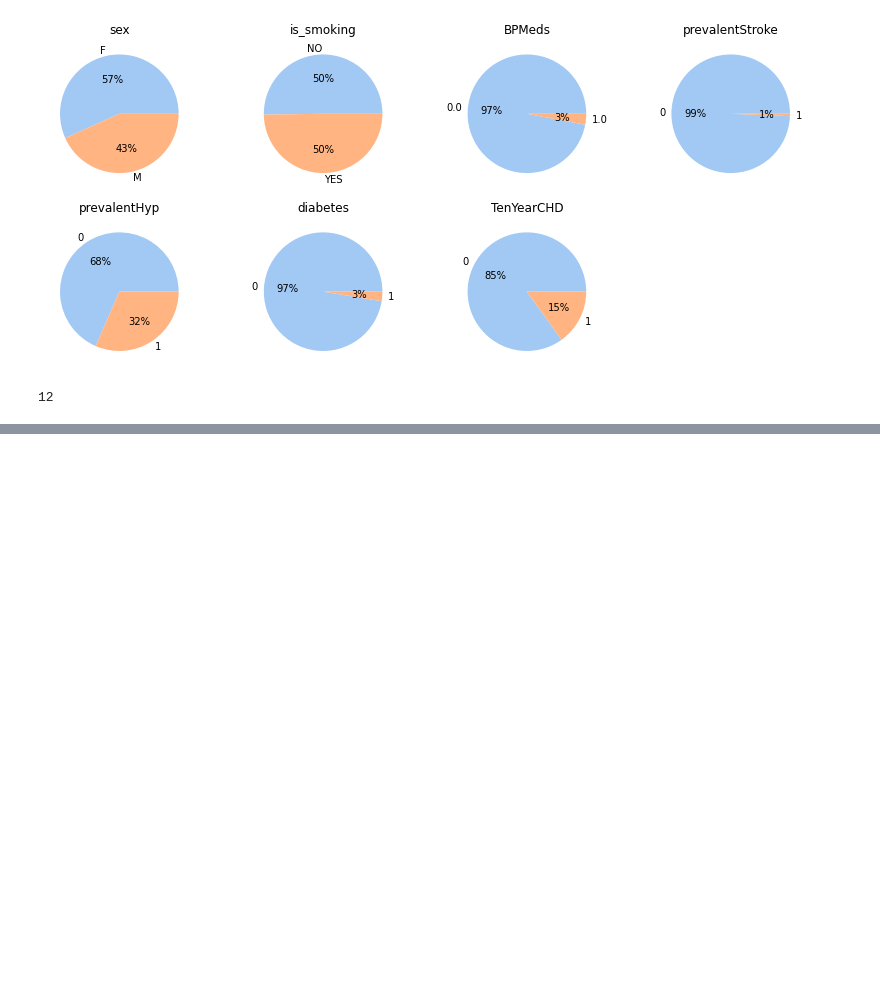
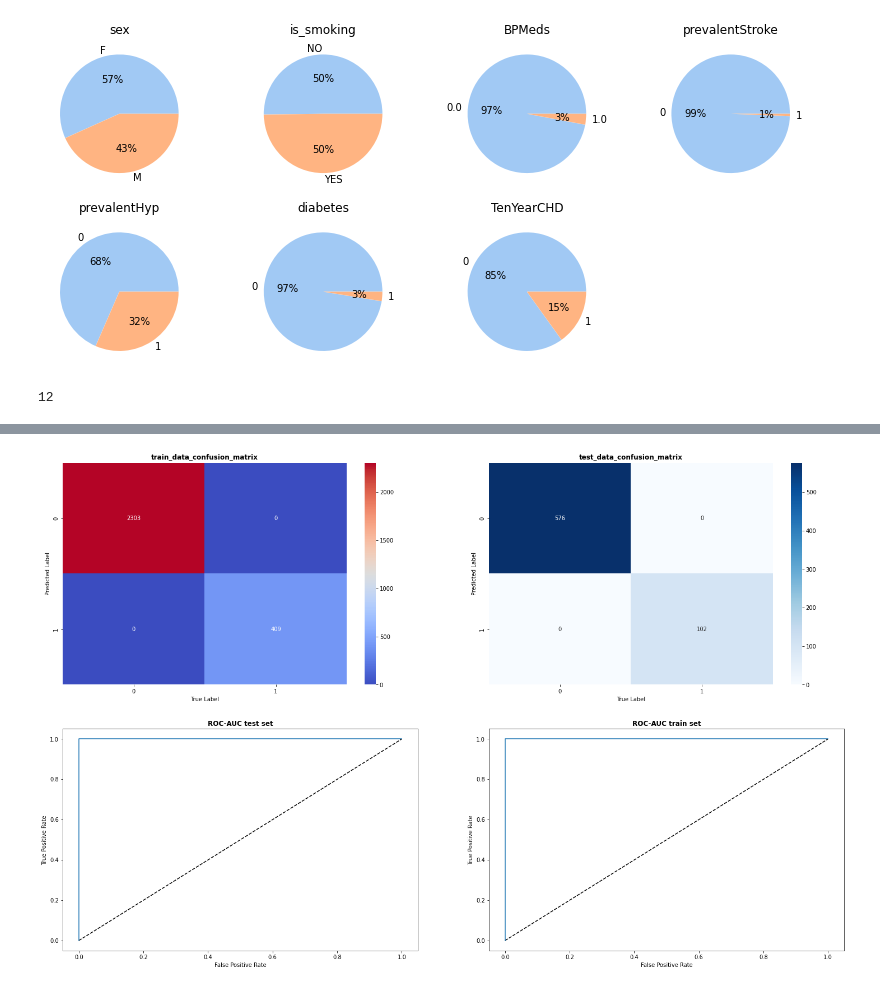
Before and after one commit to Aashishc-prog/CardioVascular-Risk-Prediction, a Jupyter notebook: Capstone_3.ipynb, the cells around one changed output, grey strips where cells are left out. Cells and saved outputs as stored; diff of their text form; code cells hidden in the pictures; blank space fills up the shorter version.

```diff
--- a/Capstone_3.ipynb
+++ b/Capstone_3.ipynb
@@ -242,0 +291,10 @@ len(list(df1.columns))
+# %%
+df2 = df1.copy()
+# %%
+df1['mean_BP'] = (df1['sysBP'] + df1['diaBP']) / 2
+#inrease in glucose results in increase of BMI, so we drop BMI
+#A higher pulse rate and elevated blood pressure are often associated with high cholesterol
+df1['chol'] = 0.25*df1['heartRate'] + 0.75* df1['mean_BP']
+# Hyperinsulinemia and elevated blood glucose levels have both been associated with a higher heart rate
+df1['glucose_age'] =  0.6 * df1['age'] + 0.4 * df1['glucose']
+df1['glucose_age_chol'] = df1['glucose_age'] + df1['chol'] / 2
@@ -242,0 +314,20 @@ len(list(df1.columns))
+# %%
+#initilizing minmax scaler
+scaler = MinMaxScaler()
+X=df1
+Y=df2['TenYearCHD']
+
+#splitting the dataset
+
+X_train, X_test, Y_train, Y_test = train_test_split( X,Y , test_size = 0.2, random_state = 0, stratify=Y)
+
+#standardizing
+
+X_train = scaler.fit_transform(X_train)
+X_test = scaler.transform(X_test)
+print(f'Before X_train : {X_train.shape}')
+print(f'Before Y_train :\n{Y_train.value_counts()}')
+#Handling class imbalance by oversampling it using smote and removinh tomek links
+X_smote, Y_smote = SMOTETomek(random_state=42).fit_resample(X_train,Y_train)
+print(f'After X_smote : {X_smote.shape}')
+print(f'After Y_smote :\n{Y_smote.value_counts()}')
@@ -242,0 +395,12 @@ len(list(df1.columns))
+# %%
+#Now, we fit the models first is Linear regression
+log_reg = LogisticRegression()
+penalty = ['l1', 'l2', 'elasticnet']
+C_range = np.logspace(-3,10,10)
+params_grid = dict(penalty = penalty, C=C_range)
+logistic_reg_cv = GridSearchCV(log_reg,params_grid,cv=5,verbose=3)
+logistic_reg_cv.fit(X_smote,Y_smote)
+
+print("tuned hpyerparameters :(best parameters) ",logistic_reg_cv.best_params_)
+print("accuracy :",logistic_reg_cv.best_score_) #tuned hpyerparameters :(best parameters)  {'C': 0.774263682681127, 'penalty': 'l2'}
+                                                #accuracy : 0.6612391429136044
@@ -242,0 +425,4 @@ len(list(df1.columns))
+# %%
+get_some_metric(logistic_reg_cv)
+# %% [output]
+[figure, added]
```
Also changed, not shown: parts of 24 cells of this notebook.
